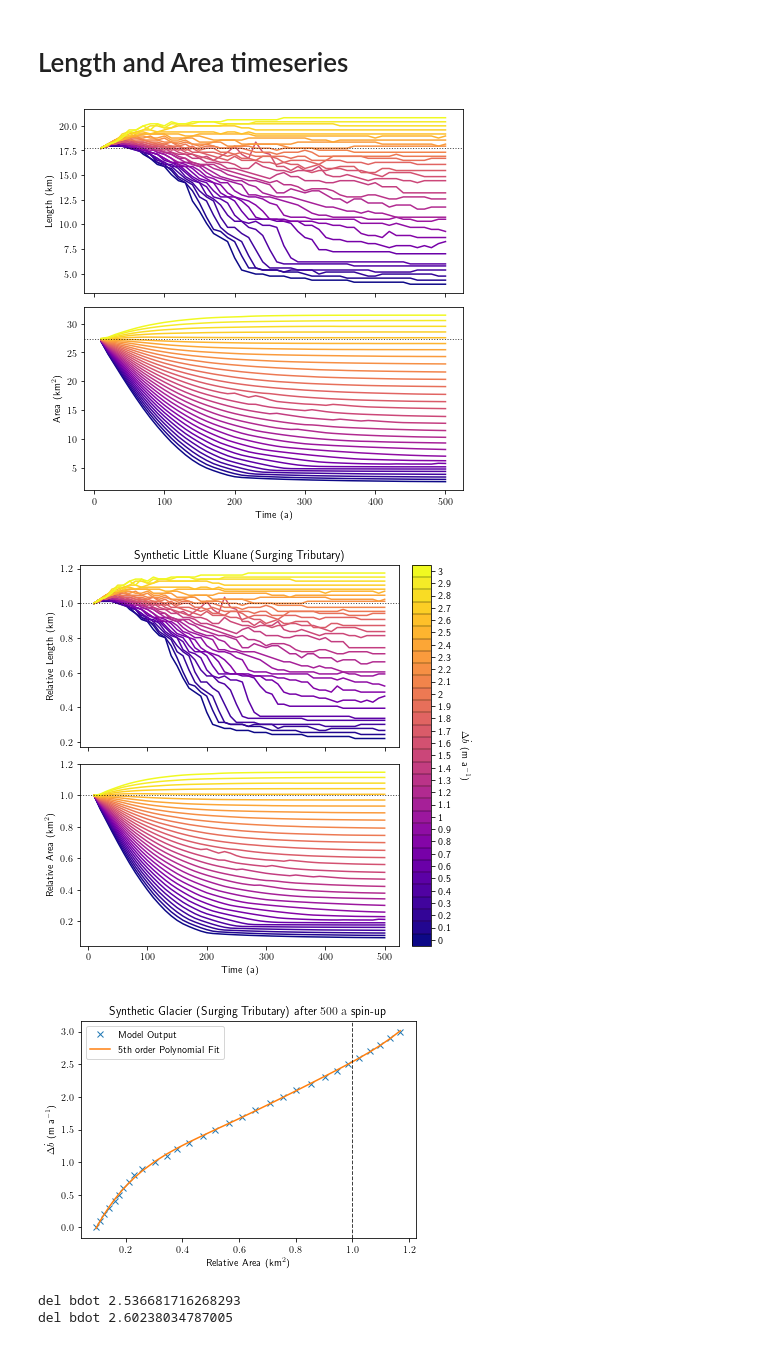
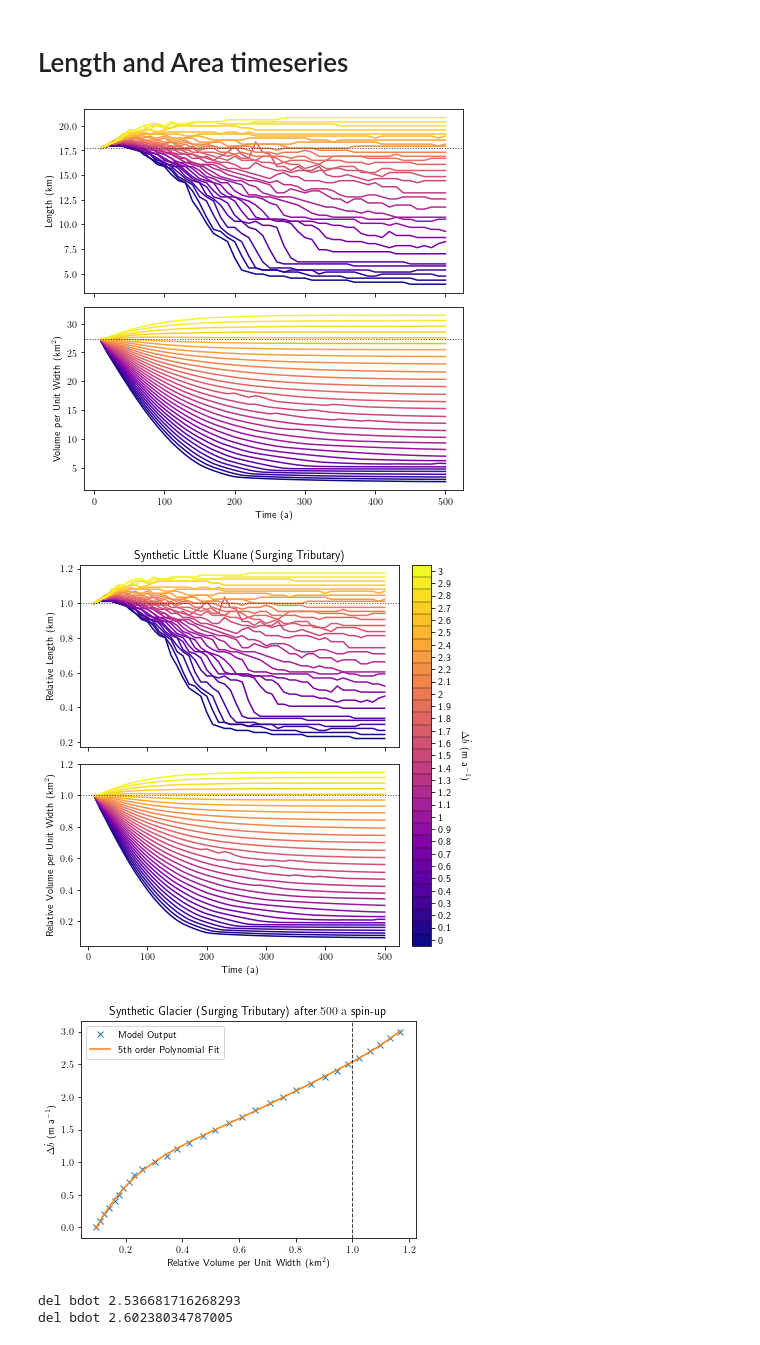
Before and after one commit to andrewdnolan/Harmonic_Beds, a Jupyter notebook: Notebooks/03.postprocessing.ipynb, the cells around one changed output. Saved outputs shown, nothing was run; the diff lists cells and outputs as text; code cells hidden in the pictures.

```diff
--- a/Notebooks/03.postprocessing.ipynb
+++ b/Notebooks/03.postprocessing.ipynb
@@ -107,7 +107,7 @@ for i in range(len(MB_PRE)):
 
     integrated = np.trapz((dat[:,:,7] - dat[:,:,8])/1000.0, axis = 1)
     ax[1].plot((dat[:,0,0]+4)*2,integrated,label='$\Delta \dot b =$ {:1.2f}'.format(del_bd[i]),color=plasma[i])
-    ax[1].set_ylabel('Area (km$^2$)')
+    ax[1].set_ylabel('Volume per Unit Width (km$^2$)')
     ax[1].set_xlabel('Time (a)')
 
 
@@ -119,7 +119,7 @@ ax[1].axhline(np.trapz((dat[0,:,7] - dat[0,:,8])/1000.0), linestyle=':',color='k
 fig.tight_layout()
 fig.savefig('../plots/LK_PRE_MB_length.png',dpi=300,bbox_inches='tight')
 # %% [output]
-[figure, old version]
+[figure, new version]
 # %%
 fig, ax = plt.subplots(2,1,sharex=True,constrained_layout=True, figsize=(6.0,6.0))
 
@@ -131,7 +131,7 @@ for i in range(len(MB_PRE)):
 
     integrated = np.trapz((dat[:,:,7] - dat[:,:,8])/np.trapz(dat[0,:,7] - dat[0,:,8]), axis = 1)
     ax[1].plot((dat[:,0,0]+4)*2,integrated,label='$\Delta \dot b =$ {:1.2f}'.format(del_bd[i]),color=plasma[i])
-    ax[1].set_ylabel('Relative Area (km$^2$)')
+    ax[1].set_ylabel('Relative Volume per Unit Width (km$^2$)')
     ax[1].set_xlabel('Time (a)')
 
 
@@ -147,24 +147,24 @@ cbar.set_label('$\Delta \dot b$ (m a$^{-1}$)', rotation=270, labelpad=20)
 #fig.tight_layout()
 fig.savefig('../plots/LK_PRE_MB_length_norm.png',dpi=300,bbox_inches='tight',facecolor="w")
 # %% [output]
-[figure, old version]
+[figure, new version]
 # %%
 RA = np.trapz((np.stack(MB_PRE)[:,-1,:,7] - np.stack(MB_PRE)[:,-1,:,8])/np.trapz(np.stack(MB_PRE)[0,0,:,7] - np.stack(MB_PRE)[0,0,:,8]), axis = 1)
 # %%
 plt.plot(RA, del_bd, 'x',label='Model Output')
 
 plt.plot(RA, np.polyval(np.polyfit(RA, del_bd, 5), RA), label='5th order Polynomial Fit')
 plt.axvline(1.0, ls='--',c='k',alpha=0.75,lw=1)
 
 plt.title('Synthetic Glacier (Surging Tributary) after $500 \; \\rm{a}$ spin-up')
 plt.ylabel('$\Delta \dot b$ (m a$^{-1}$)')
-plt.xlabel('Relative Area (km$^2$)')
+plt.xlabel('Relative Volume per Unit Width (km$^2$)')
 
 plt.legend()
 
 plt.savefig('../plots/offset_v_area_500a.png',dpi=300,bbox_inches='tight',facecolor="w")
 # %% [output]
-[figure, old version]
+[figure, new version]
 # %%
 print('del bdot {}'.format(np.polyval(np.polyfit(RA, del_bd, 5), 1.0)))
 print('del bdot {}'.format(np.polyval(np.polyfit(RA, del_bd, 1), 1.0)))
```
Also changed, not shown: parts of 11 cells of this notebook, 2 other files.
